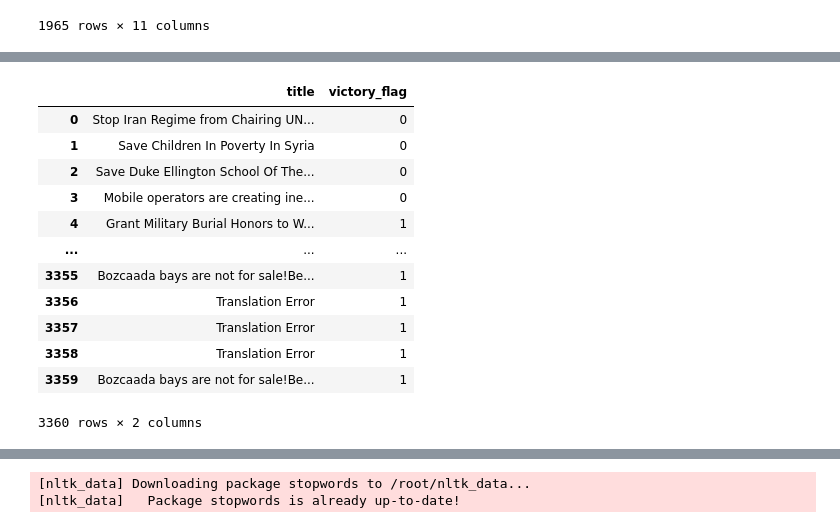
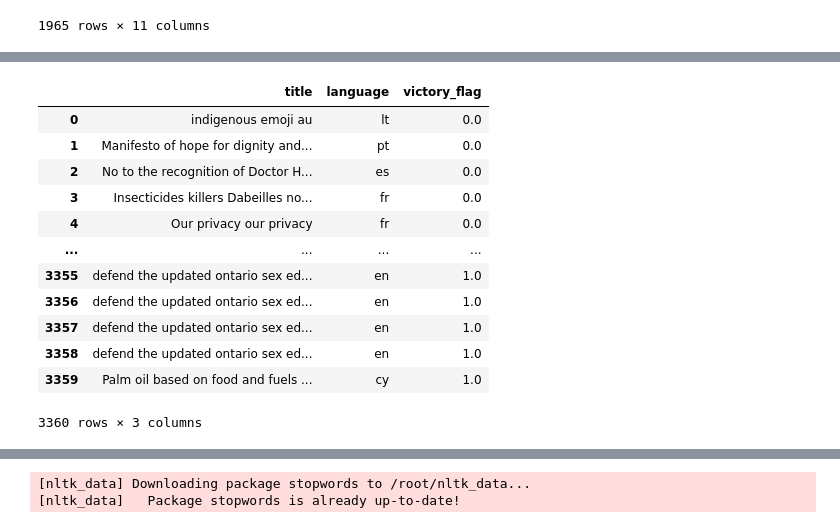
Before and after one commit to Lizzy-Mejia/Data-Science-FemHack-challenge, a Jupyter notebook: Classification_Requests.ipynb, the cells around one changed output, grey strips where cells are left out. Drawn from its saved outputs; the diff is of its cells as text; code cells hidden in the pictures.

```diff
--- a/Classification_Requests.ipynb
+++ b/Classification_Requests.ipynb
@@ -137,0 +261,4 @@ df_en.head()
+# %%
+data_clean = df[df['language'] == 'en']
+data_clean = data_clean.reset_index(drop=True)
+data_clean
@@ -137,0 +279,4 @@ df_en.head()
+# %%
+data_all2 = pd.concat([data_traduct, data_clean])
+data_all2 = data_all2.reset_index(drop=True)
+data_all2
@@ -137,0 +315,5 @@ df_en.head()
+# %%
+# Remove empty rows
+data_clean2 = data_all2.dropna()
+data_clean2 = data_clean2.reset_index(drop=True)
+data_clean2
@@ -138,7 +334,7 @@ df_en.head()
 # %%
-# Del conjunto de datos general separamos la variable de salida del resto de datos
-X_df = df_en.drop("victory_flag", axis=1)
-y_df = df_en["victory_flag"].copy()
+# Conjunto de datos general
+X_df = data_clean2.drop("victory_flag", axis=1)
+y_df = data_clean2["victory_flag"].copy()
 # %%
 # https://imbalanced-learn.org/dev/over_sampling.html
 # Inicializamos el método de sobremuestreo
@@ -170,19 +366,19 @@ Personas que si firmaron: 1680 Personas que no firmaron: 1680
 # %%
 # Unimos nuevamente la variable de salida al dataset para poder realizar la división de los datos
-data_clean= pd.concat([X_smoten, y_smoten], axis=1,sort=True)
+data_clean3= pd.concat([X_smoten, y_smoten], axis=1,sort=True)
 # Visualizamos los cambios aplicados
-data_clean
+data_clean3
 # %% [output]
-|  | title | victory_flag |
-| 0 | Stop Iran Regime from Chairing UN... | 0 |
-| 1 | Save Children In Poverty In Syria | 0 |
-| 2 | Save Duke Ellington School Of The... | 0 |
-| 3 | Mobile operators are creating ine... | 0 |
-| 4 | Grant Military Burial Honors to W... | 1 |
-| ... | ... | ... |
-| 3355 | Bozcaada bays are not for sale!Be... | 1 |
-| 3356 | Translation Error | 1 |
-| 3357 | Translation Error | 1 |
-| 3358 | Translation Error | 1 |
-| 3359 | Bozcaada bays are not for sale!Be... | 1 |
+|  | title | language | victory_flag |
+| 0 | indigenous emoji au | lt | 0.0 |
+| 1 | Manifesto of hope for dignity and... | pt | 0.0 |
+| 2 | No to the recognition of Doctor H... | es | 0.0 |
+| 3 | Insecticides killers Dabeilles no... | fr | 0.0 |
+| 4 | Our privacy our privacy | fr | 0.0 |
+| ... | ... | ... | ... |
+| 3355 | defend the updated ontario sex ed... | en | 1.0 |
+| 3356 | defend the updated ontario sex ed... | en | 1.0 |
+| 3357 | defend the updated ontario sex ed... | en | 1.0 |
+| 3358 | defend the updated ontario sex ed... | en | 1.0 |
+| 3359 | Palm oil based on food and fuels ... | cy | 1.0 |
-3360 rows × 2 columns
+3360 rows × 3 columns
```
Also changed, not shown: parts of 72 cells of this notebook.
